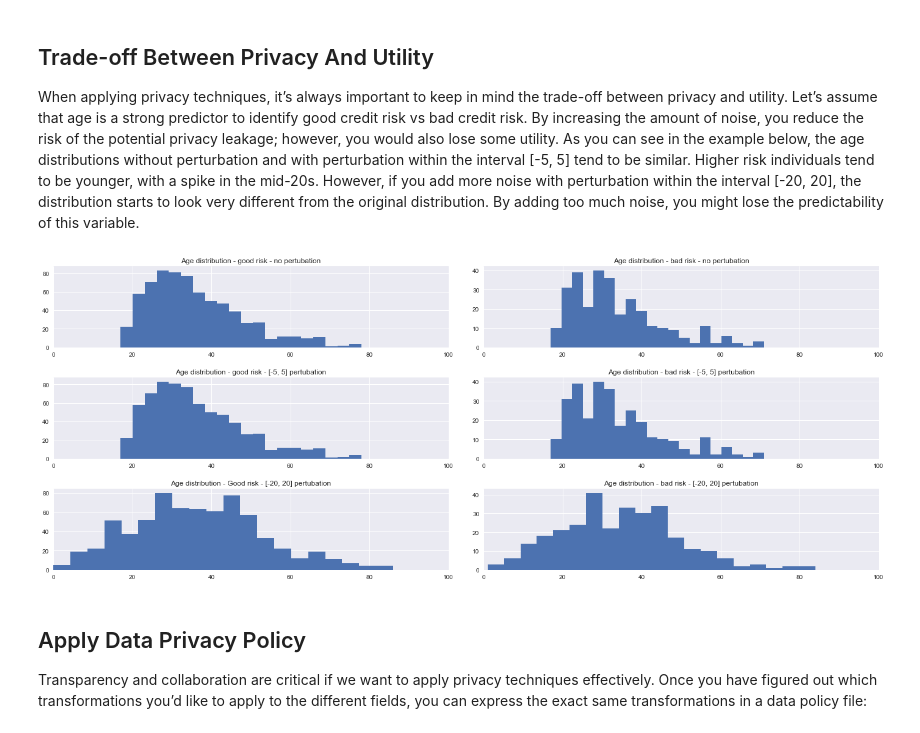
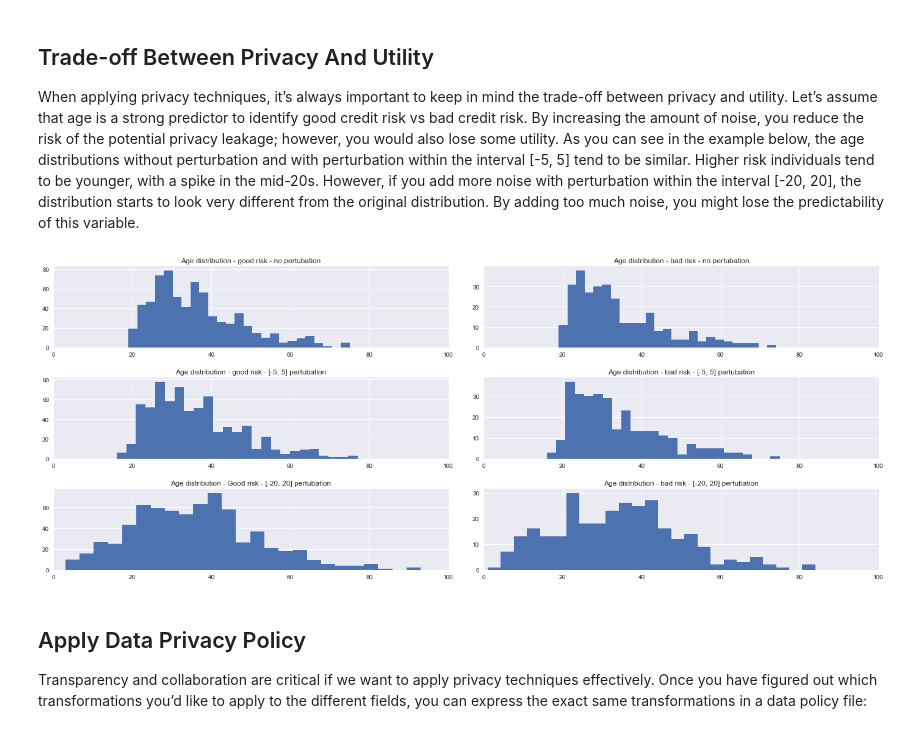
Before and after one commit to capeprivacy/cape-dataframes, a Jupyter notebook: examples/tutorials/credit/mask_credit_data_in_pandas.ipynb, the cells around one changed output. Saved outputs shown, nothing was run; the diff lists cells and outputs as text; code cells hidden in the pictures.

Commit message:
import with sess.read.load

```diff
--- a/examples/tutorials/credit/mask_credit_data_in_pandas.ipynb
+++ b/examples/tutorials/credit/mask_credit_data_in_pandas.ipynb
@@ -17,8 +17,7 @@ This notebook illustrates how you can:
 
 As an example, we experiment with the public [German credit card dataset](https://archive.ics.uci.edu/ml/datasets/statlog+(german+credit+data)). We just added some fake PII information (such as name, address, etc.) and quasi-identifiers (city, salary etc.) to make it more similar to a real dataset for which we would use these masking techniques.
 # %%
-df = pd.read_csv('data/credit_with_pii.csv')
-df.Application_date = pd.to_datetime(df.Application_date)
+df = pd.read_csv('data/credit_with_pii.csv', parse_dates=["Application_date"])
 # %%
 df.head()
 # %% [output]
@@ -61,6 +60,7 @@ redact_location = tfms.ColumnRedact(columns=["Street_address", "City"])
 round_salary = tfms.NumericRounding(dtype=dtypes.Float, precision=-3)
 # %%
 def mask(df):
+    df = df.copy()
     df['Name'] = tokenize_name(df['Name'])
     df['Sex'] = tokenize_sex(df['Sex'])
     df['Age'] = perturb_age(df['Age'])
@@ -90,40 +90,40 @@ age_bad = df.Age[df.Risk=="bad"]
 age_5_good = caped_df.Age[caped_df.Risk=="good"]
 age_5_bad = caped_df.Age[caped_df.Risk=="bad"]
 
 perturb_age_intervall_20 = tfms.NumericPerturbation(dtype=dtypes.Integer, min=-20, max=20)
 age_20 = perturb_age_intervall_20(df.Age)
 age_20_good = age_20[caped_df.Risk=="good"]
 age_20_bad = age_20[caped_df.Risk=="bad"]
 
 fig, ax = plt.subplots(nrows=3, ncols=2, figsize=(20, 8))
 fig.tight_layout(pad=3.0)
-ax[0][0].hist(age_good, bins=20)
+ax[0][0].hist(age_good, bins=25)
 ax[0][0].set_xlim((0, 100))
 ax[0][0].set_title('Age distribution - good risk - no pertubation')
 
-ax[0][1].hist(age_bad, bins=20)
+ax[0][1].hist(age_bad, bins=25)
 ax[0][1].set_xlim((0, 100))
 ax[0][1].set_title('Age distribution - bad risk - no pertubation')
 
-ax[1][0].hist(age_5_good, bins=20)
+ax[1][0].hist(age_5_good, bins=25)
 ax[1][0].set_xlim((0, 100))
 ax[1][0].set_title('Age distribution - good risk - [-5, 5] pertubation')
 
-ax[1][1].hist(age_5_bad, bins=20)
+ax[1][1].hist(age_5_bad, bins=25)
 ax[1][1].set_xlim((0, 100))
 ax[1][1].set_title('Age distribution - bad risk - [-5, 5] pertubation')
 
-ax[2][0].hist(age_20_good, bins=20)
+ax[2][0].hist(age_20_good, bins=25)
 ax[2][0].set_xlim((0, 100))
 ax[2][0].set_title('Age distribution - Good risk - [-20, 20] pertubation')
 
-ax[2][1].hist(age_20_bad, bins=20)
+ax[2][1].hist(age_20_bad, bins=25)
 ax[2][1].set_xlim((0, 100))
 ax[2][1].set_title('Age distribution - bad risk - [-20, 20] pertubation')
 
 plt.show()
 # %% [output]
-[figure, old version]
+[figure, new version]
 # %% [markdown]
 ## Apply Data Privacy Policy
 
```
Also changed, not shown: parts of 2 cells of this notebook, 1 other file.
